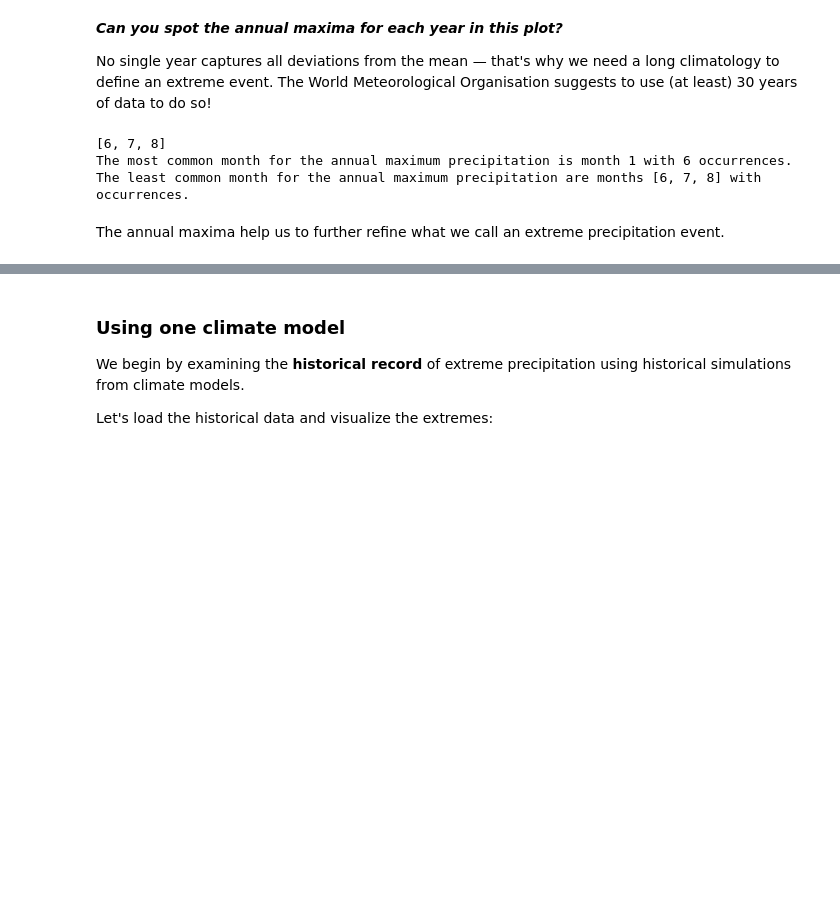
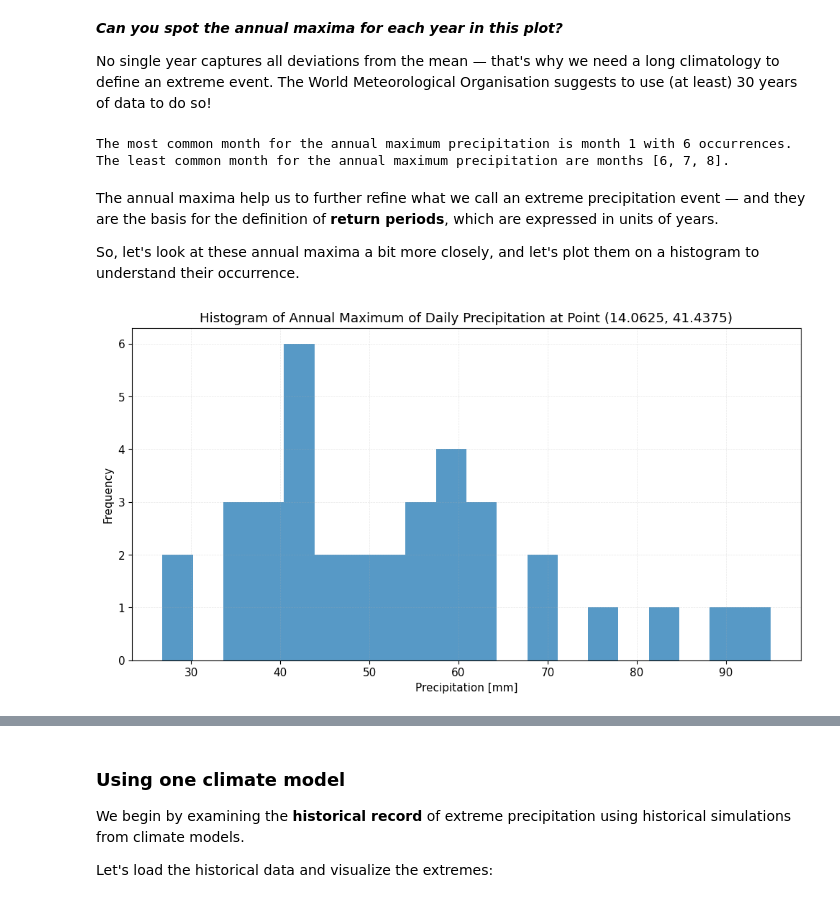
Before and after one commit to ecmwf-training/extreme-precipitation-exposure, a Jupyter notebook: tutorials/return_period.ipynb, the cells around one changed output, grey strips where cells are left out. Cells and saved outputs as stored; diff of their text form; code cells hidden in the pictures; blank space fills up the shorter version.

```diff
--- a/tutorials/return_period.ipynb
+++ b/tutorials/return_period.ipynb
@@ -182,12 +182,24 @@ all_months = pd.Series(np.arange(1, 13))
 least_common_max_month = all_months[~all_months.isin(annual_max_months)].tolist()
 if not least_common_max_month:
     least_common_max_month = annual_max_months.value_counts().idxmin()
-print(least_common_max_month)
+
 print(f"The most common month for the annual maximum precipitation is month {most_common_max_month} with {annual_max_months.value_counts().max()} occurrences.")
 print(f"The least common month for the annual maximum precipitation are months {least_common_max_month}.")
 # %% [output]
-[6, 7, 8]
 The most common month for the annual maximum precipitation is month 1 with 6 occurrences.
-The least common month for the annual maximum precipitation are months [6, 7, 8] with occurrences.
+The least common month for the annual maximum precipitation are months [6, 7, 8].
 # %% [markdown]
-The annual maxima help us to further refine what we call an extreme precipitation event.
+The annual maxima help us to further refine what we call an extreme precipitation event — and they are the basis for the definition of **return periods**, which are expressed in units of years.
+
+So, let's look at these annual maxima a bit more closely, and let's plot them on a histogram to understand their occurrence.
+# %%
+# Plot a histogram of the annual maxima
+plt.figure(figsize=(12, 6))
+sns.histplot(annual_max_df['rx1day'], bins=20, edgecolor='None')
+plt.title(f'Histogram of Annual Maximum of Daily Precipitation at Point ({point_df["lon"].iloc[0]}, {point_df["lat"].iloc[0]})')
+plt.xlabel('Precipitation [mm]')
+plt.ylabel('Frequency')
+plt.grid(True, alpha=0.3, linestyle='--', linewidth=0.5)
+plt.show()
+# %% [output]
+[figure, added]
```
Also changed, not shown: parts of 8 cells of this notebook.
